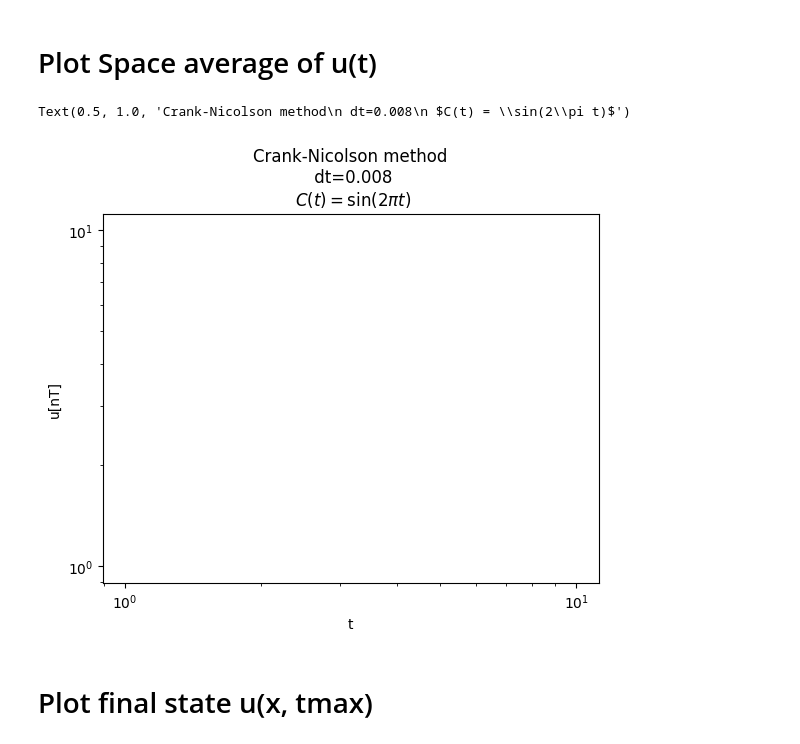
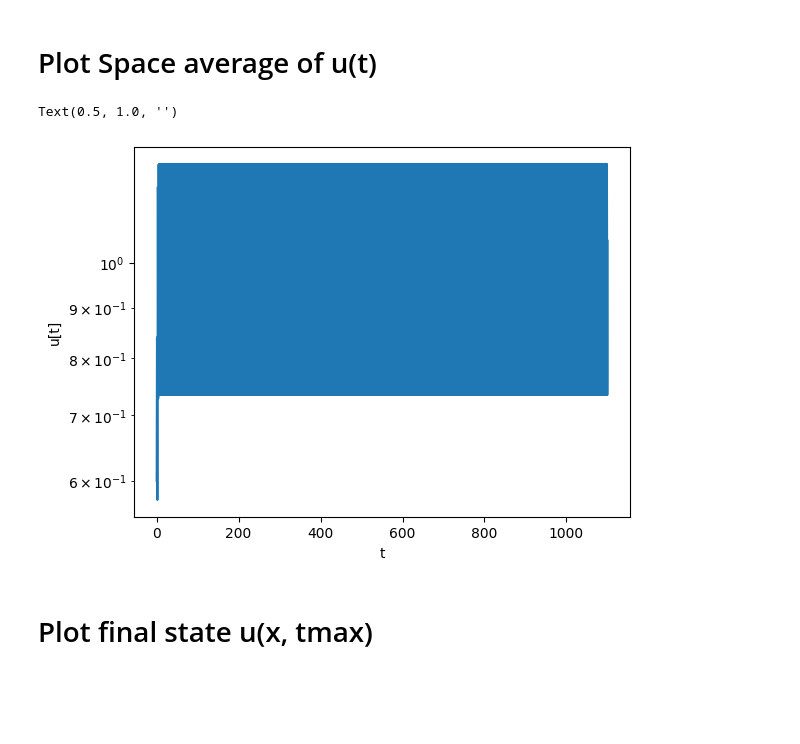
Before and after one commit to suanno/stage2, a Jupyter notebook: codes_tdgl/1D/plot/rapid plot.ipynb, the cells around one changed output. Cells and saved outputs as stored; diff of their text form; code cells hidden in the pictures; blank space fills up the shorter version.

```diff
--- a/codes_tdgl/1D/plot/rapid plot.ipynb
+++ b/codes_tdgl/1D/plot/rapid plot.ipynb
@@ -10,22 +10,22 @@ import time
 # %%
 f = open("../fileAveout.dat", "r")
 N = 1000000000
 x = np.zeros(N)
 y = np.zeros(N)
 i = 0
 for row in f:
     a, b = row.split(" ")
     x[i] = float(a)
     y[i] = float(b)
     i = i + 1
-plt.loglog(x[0:i], y[0:i])
+plt.semilogy(x[0:i], np.abs(y[0:i]))
 
 plt.xlabel("t")
-plt.ylabel("u[nT]")
-plt.title("Crank-Nicolson method\n dt=0.008\n $C(t) = \sin(2\pi t)$")
+plt.ylabel("u[t]")
+plt.title("")
 # %% [output]
-Text(0.5, 1.0, 'Crank-Nicolson method\n dt=0.008\n $C(t) = \\sin(2\\pi t)$')
+Text(0.5, 1.0, '')
-[figure, old version]
+[figure, new version]
 # %% [markdown]
 # Plot final state u(x, tmax)
 # %%
```
Also changed, not shown: parts of 1 cell of this notebook, 11 other files.
